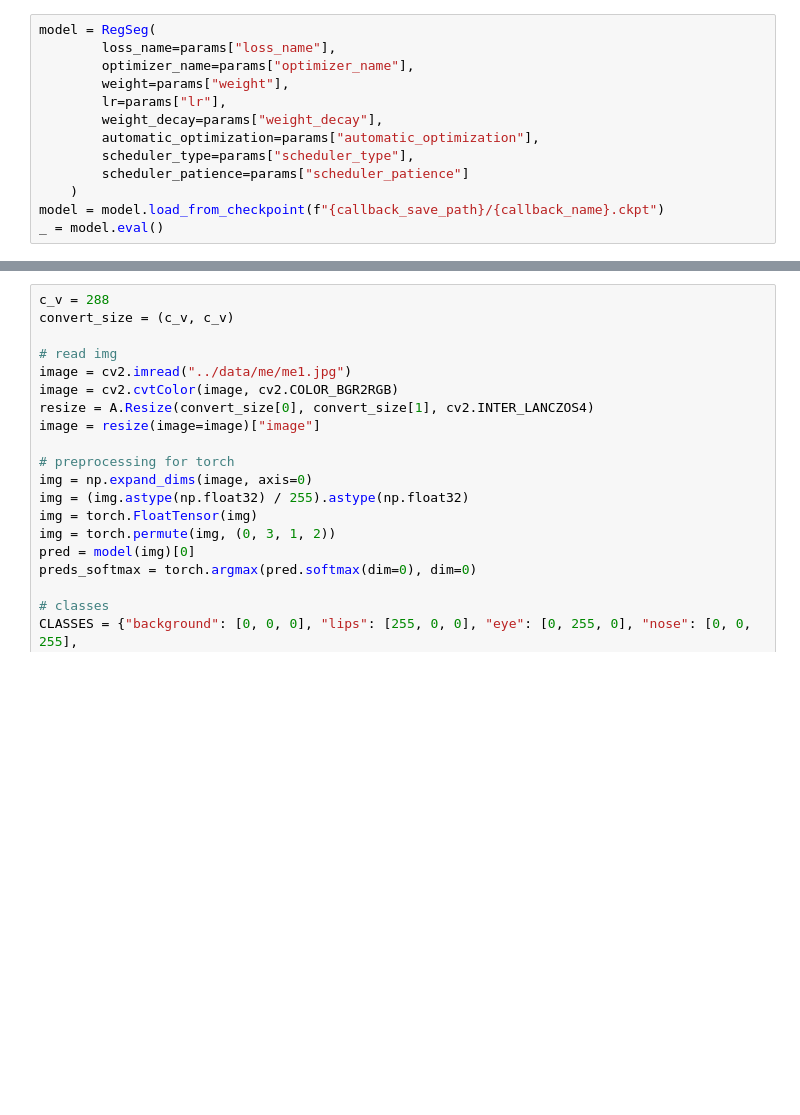
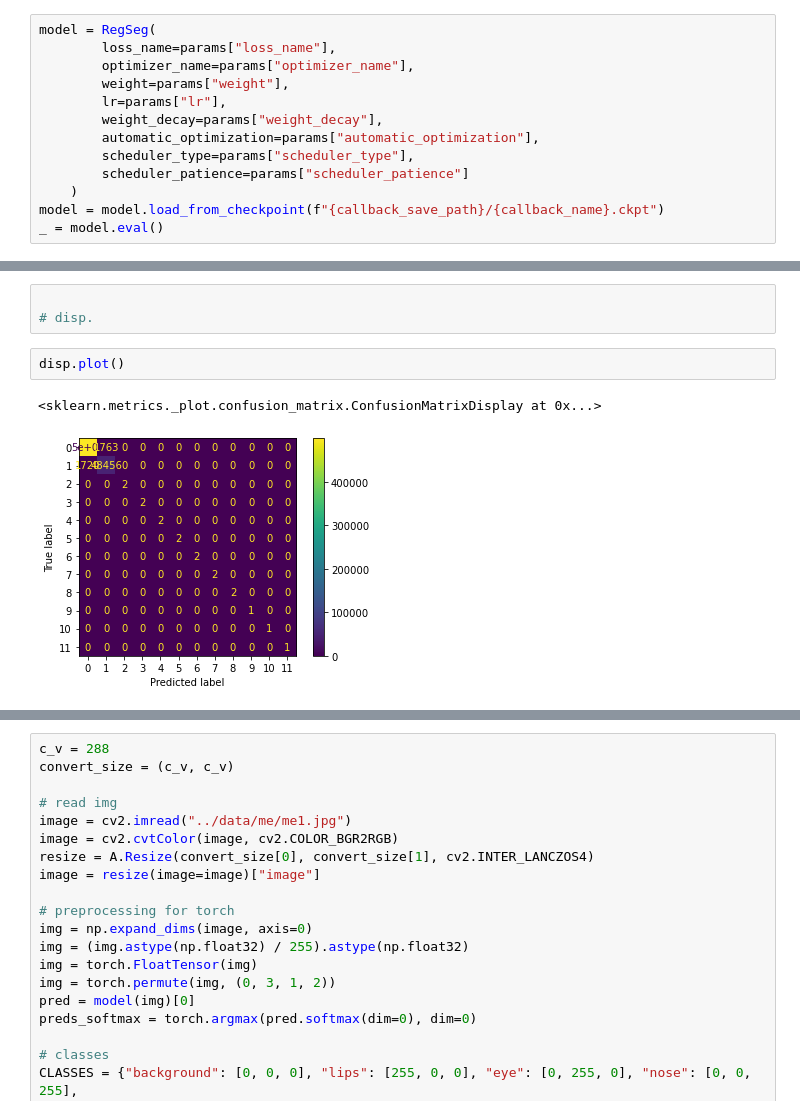
Before and after one commit to MaksimKrug/Diploma, a Jupyter notebook: src/Beauty example.ipynb, the cells around one changed output, grey strips where cells are left out. Saved outputs shown, nothing was run; the diff lists cells and outputs as text; blank space fills up the shorter version.

```diff
--- a/src/Beauty example.ipynb
+++ b/src/Beauty example.ipynb
@@ -33,0 +156,8 @@ _ = model.eval()
+# %%
+
+# disp.
+# %%
+disp.plot()
+# %% [output]
+<sklearn.metrics._plot.confusion_matrix.ConfusionMatrixDisplay at 0x...>
+[figure, added]
```
Also changed, not shown: parts of 10 cells of this notebook.
